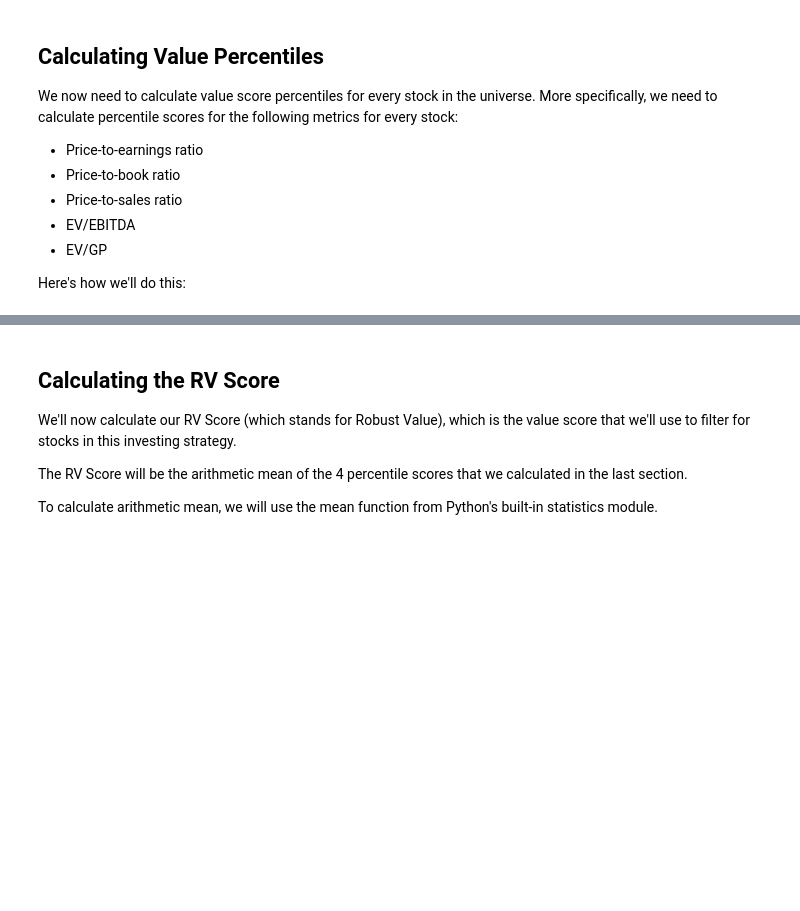
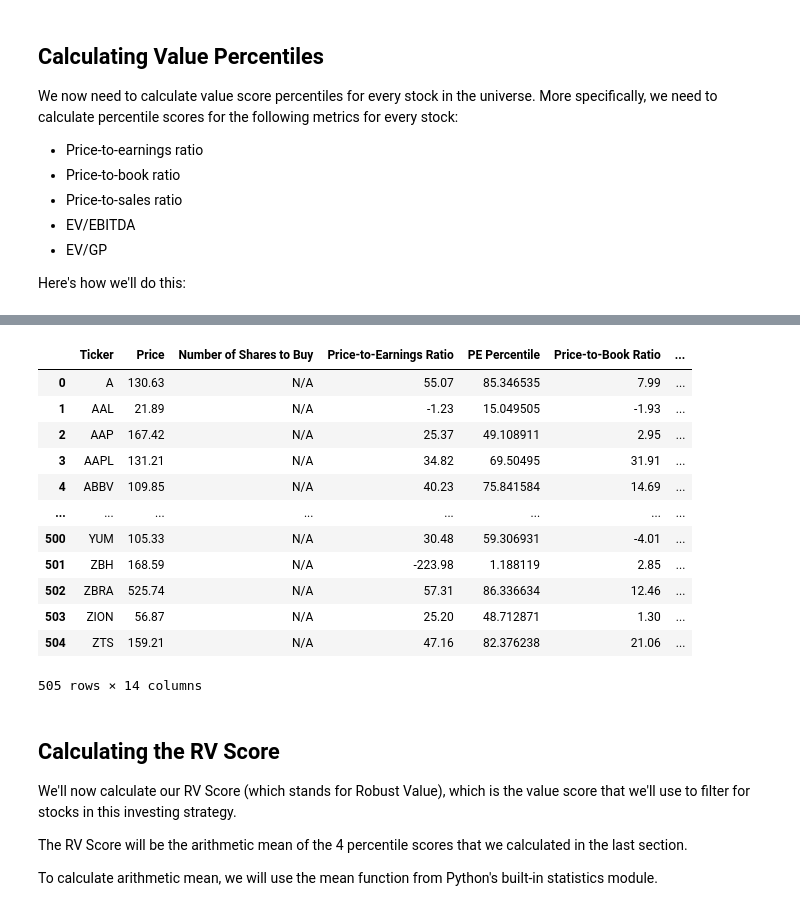
Before and after one commit to i0nathan/algorithmic-trading-python, a Jupyter notebook: starter_files/003_quantitative_value_strategy.ipynb, the cells around one changed output, grey strips where cells are left out. Cells and saved outputs as stored; diff of their text form; code cells hidden in the pictures; blank space fills up the shorter version.

```diff
--- a/starter_files/003_quantitative_value_strategy.ipynb
+++ b/starter_files/003_quantitative_value_strategy.ipynb
@@ -320,5 +338,8 @@ There are two main approaches:
 In this tutorial, we will replace missing data with the average non-`NaN` data point from that column.
 
 Here is the code to do this:
+# %%
+for column in ['Price-to-Earnings Ratio', 'Price-to-Book Ratio', 'Price-to-Sales Ratio', 'EV/EBITDA', 'EV/GP']:
+    rv_dataframe[column].fillna(rv_dataframe[column].mean(), inplace=True)
 # %% [markdown]
 Now, if we run the statement from earlier to print rows that contain missing data, nothing should be returned:
@@ -372,3 +362,32 @@ Name: EV/GP Percentile, Length: 505, dtype: object
+# %%
+from scipy.stats import percentileofscore as score
+metrics = {
+    'Price-to-Earnings Ratio' : 'PE Percentile',
+    'Price-to-Book Ratio' : 'PB Percentile',
+    'Price-to-Sales Ratio' : 'PS Percentile',
+    'EV/EBITDA' : 'EV/EBITDA Percentile',
+    'EV/GP' : 'EV/GP Percentile',
+}
+
+for metric in metrics.keys():
+    for row in rv_dataframe.index:
+        rv_dataframe.loc[row, metrics[metric]] = score(rv_dataframe[metric], rv_dataframe.loc[row, metric])
+
+rv_dataframe
+# %% [output]
+|  | Ticker | Price | Number of Shares to Buy | Price-to-Earnings Ratio | PE Percentile | Price-to-Book Ratio | ... |
+| 0 | A | 130.63 | N/A | 55.07 | 85.346535 | 7.99 | ... |
+| 1 | AAL | 21.89 | N/A | -1.23 | 15.049505 | -1.93 | ... |
+| 2 | AAP | 167.42 | N/A | 25.37 | 49.108911 | 2.95 | ... |
+| 3 | AAPL | 131.21 | N/A | 34.82 | 69.50495 | 31.91 | ... |
+| 4 | ABBV | 109.85 | N/A | 40.23 | 75.841584 | 14.69 | ... |
+| ... | ... | ... | ... | ... | ... | ... | ... |
+| 500 | YUM | 105.33 | N/A | 30.48 | 59.306931 | -4.01 | ... |
+| 501 | ZBH | 168.59 | N/A | -223.98 | 1.188119 | 2.85 | ... |
+| 502 | ZBRA | 525.74 | N/A | 57.31 | 86.336634 | 12.46 | ... |
+| 503 | ZION | 56.87 | N/A | 25.20 | 48.712871 | 1.30 | ... |
+| 504 | ZTS | 159.21 | N/A | 47.16 | 82.376238 | 21.06 | ... |
+505 rows × 14 columns
 # %% [markdown]
 ## Calculating the RV Score
 We'll now calculate our RV Score (which stands for Robust Value), which is the value score that we'll use to filter for stocks in this investing strategy.
```
Also changed, not shown: parts of 14 cells of this notebook.
